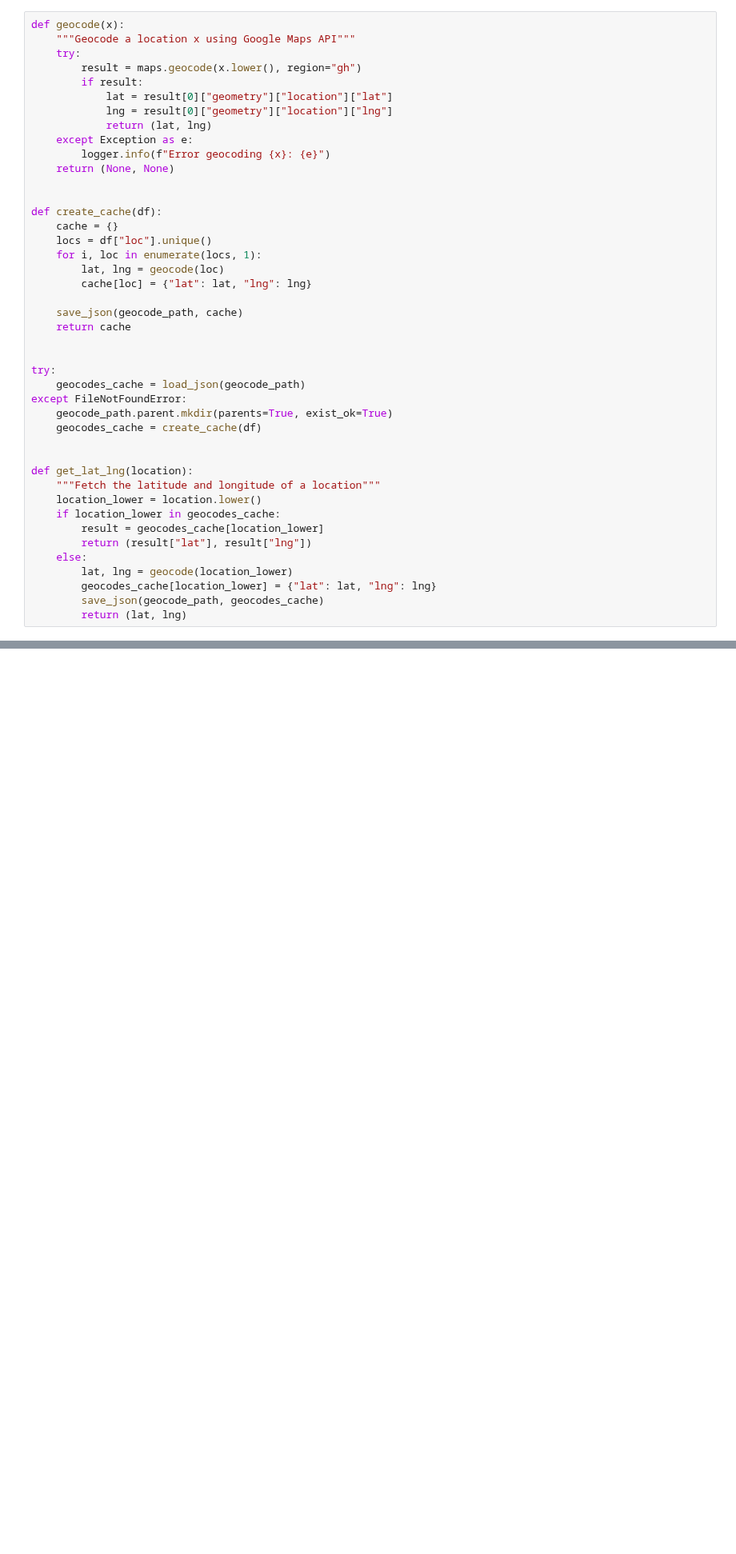
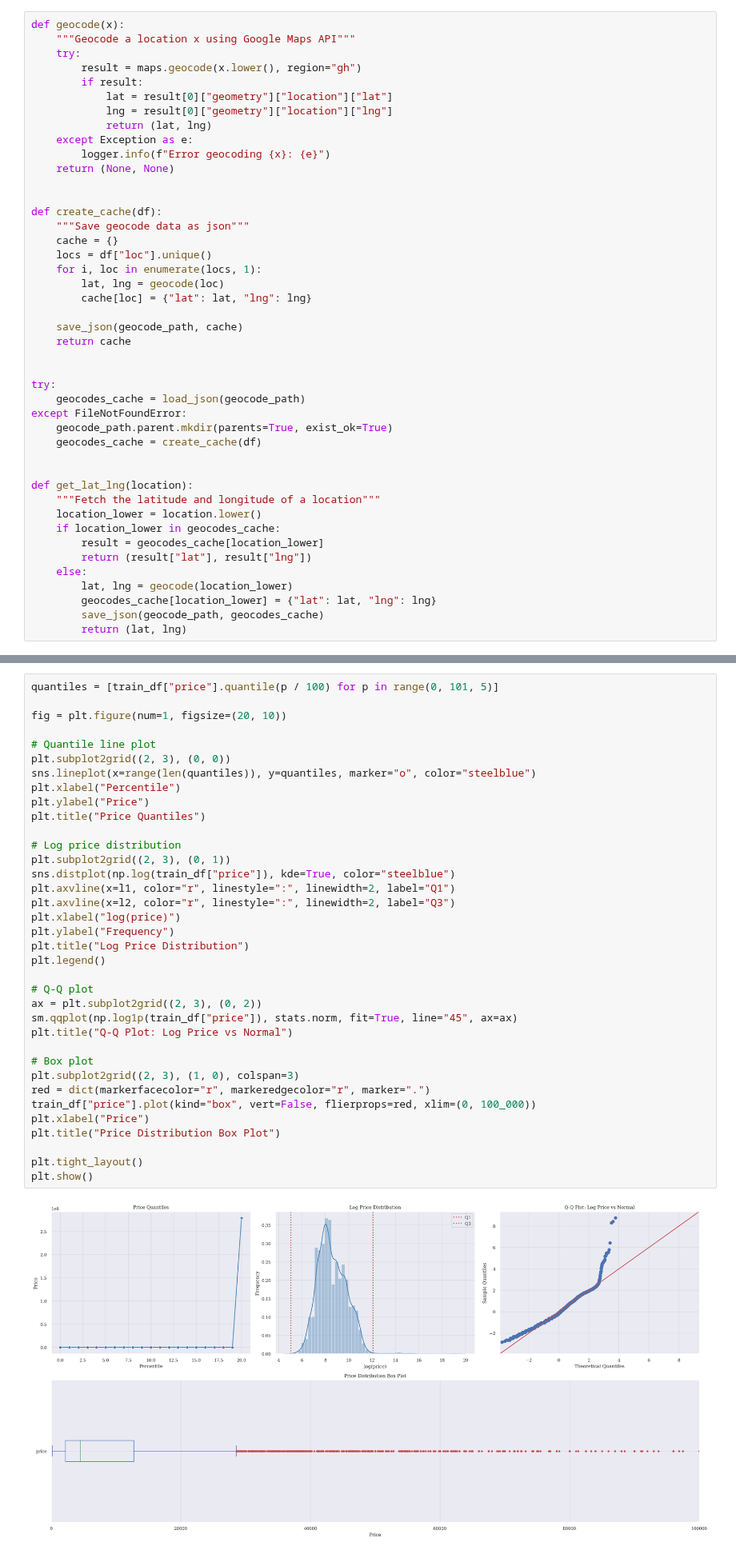
Before and after one commit to kcnewman/ares, a Jupyter notebook: notebooks/01_data_cleaning.ipynb, the cells around one changed output, grey strips where cells are left out. Shown at 80% size. Cells and saved outputs as stored; diff of their text form; blank space fills up the shorter version.

```diff
--- a/notebooks/01_data_cleaning.ipynb
+++ b/notebooks/01_data_cleaning.ipynb
@@ -88,6 +70,7 @@ def geocode(x):
 
 
 def create_cache(df):
+    """Save geocode data as json"""
     cache = {}
     locs = df["loc"].unique()
     for i, loc in enumerate(locs, 1):
@@ -200,3 +155,41 @@ plot_price(train_df)
+# %%
+quantiles = [train_df["price"].quantile(p / 100) for p in range(0, 101, 5)]
+
+fig = plt.figure(num=1, figsize=(20, 10))
+
+# Quantile line plot
+plt.subplot2grid((2, 3), (0, 0))
+sns.lineplot(x=range(len(quantiles)), y=quantiles, marker="o", color="steelblue")
+plt.xlabel("Percentile")
+plt.ylabel("Price")
+plt.title("Price Quantiles")
+
+# Log price distribution
+plt.subplot2grid((2, 3), (0, 1))
+sns.distplot(np.log(train_df["price"]), kde=True, color="steelblue")
+plt.axvline(x=l1, color="r", linestyle=":", linewidth=2, label="Q1")
+plt.axvline(x=l2, color="r", linestyle=":", linewidth=2, label="Q3")
+plt.xlabel("log(price)")
+plt.ylabel("Frequency")
+plt.title("Log Price Distribution")
+plt.legend()
+
+# Q-Q plot
+ax = plt.subplot2grid((2, 3), (0, 2))
+sm.qqplot(np.log1p(train_df["price"]), stats.norm, fit=True, line="45", ax=ax)
+plt.title("Q-Q Plot: Log Price vs Normal")
+
+# Box plot
+plt.subplot2grid((2, 3), (1, 0), colspan=3)
+red = dict(markerfacecolor="r", markeredgecolor="r", marker=".")
+train_df["price"].plot(kind="box", vert=False, flierprops=red, xlim=(0, 100_000))
+plt.xlabel("Price")
+plt.title("Price Distribution Box Plot")
+
+plt.tight_layout()
+plt.show()
+# %% [output]
+[figure, added]
 # %%
 train_outliers = train_df[
     (np.log(train_df["price"]) < l1) | (np.log(train_df["price"]) > l2)
```
Also changed, not shown: parts of 14 cells of this notebook, 6 other files.
